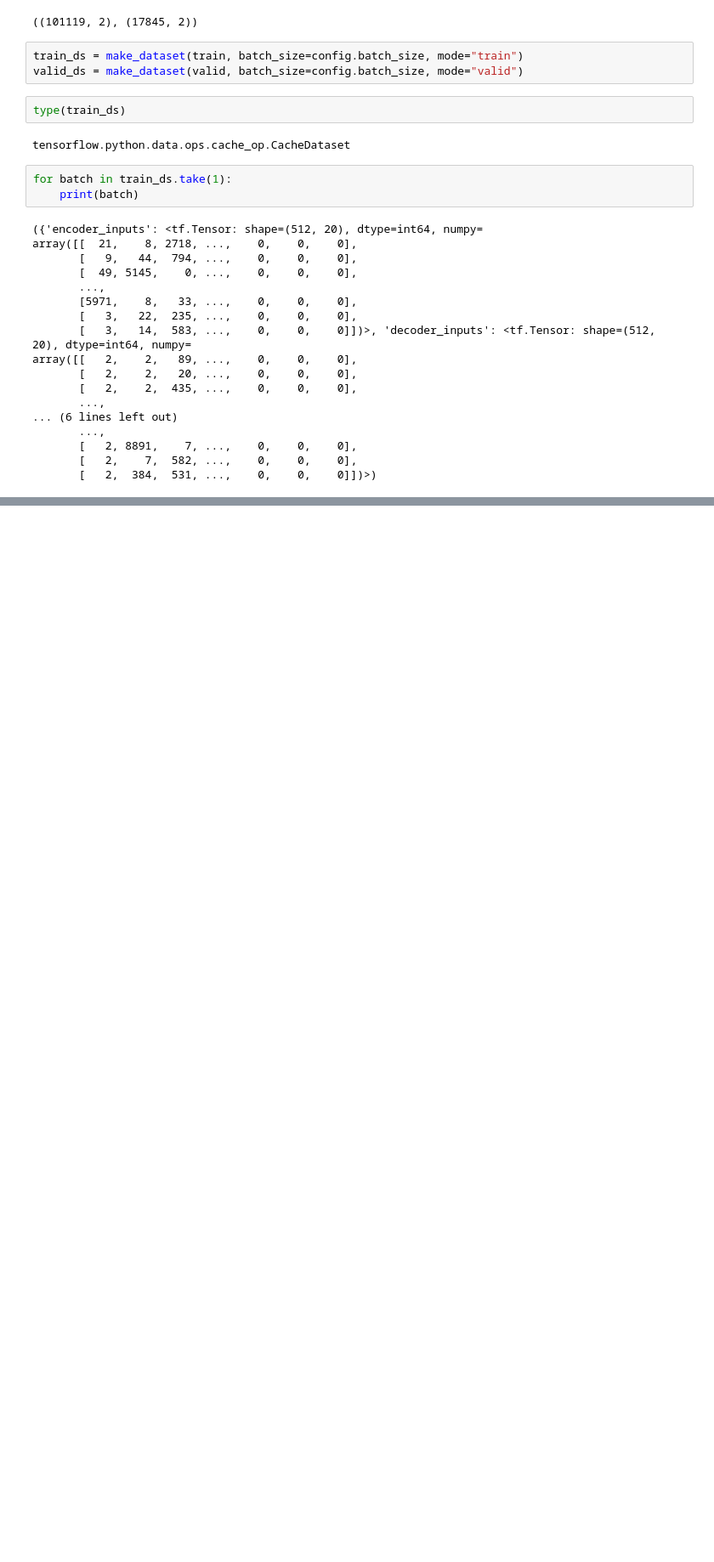
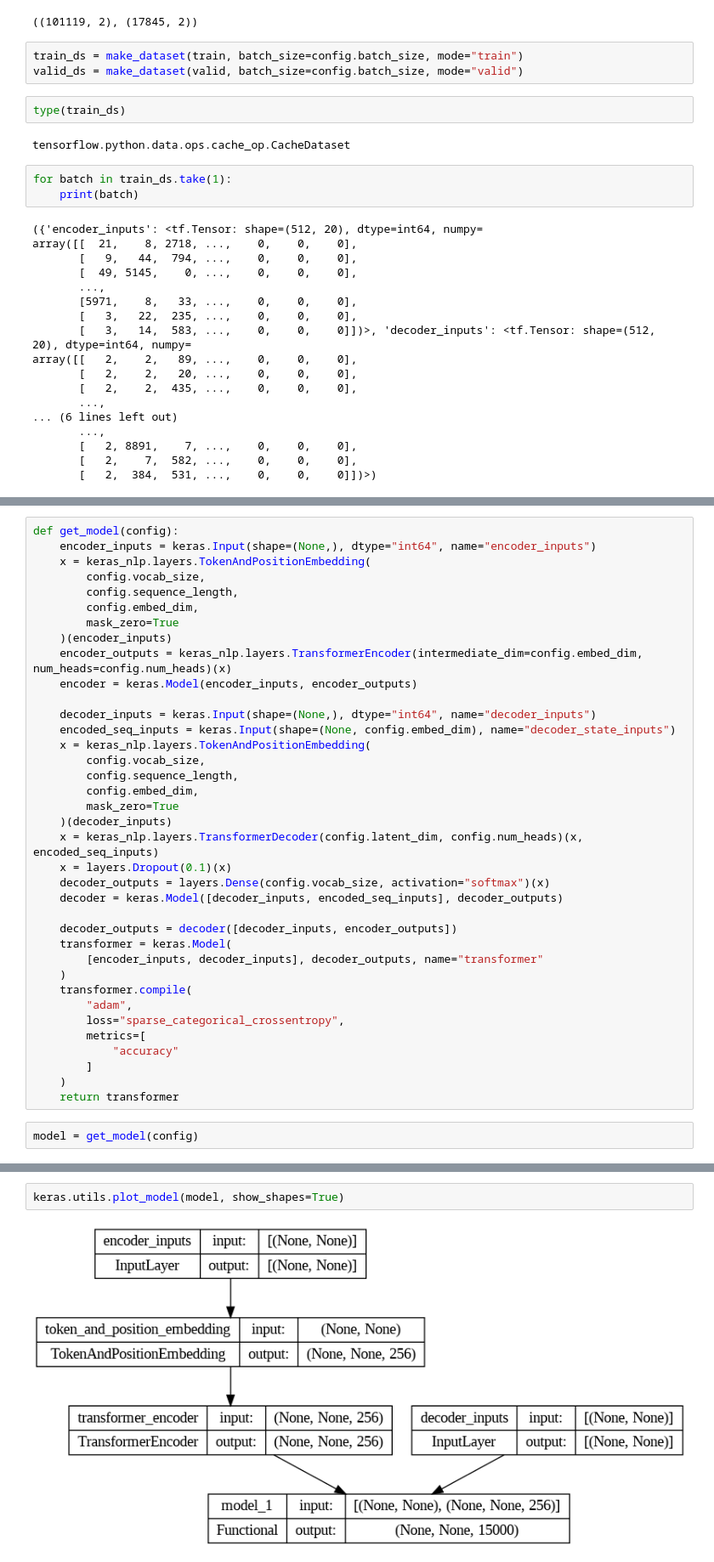
Before and after one commit to adalbertii/modele-NLP, a Jupyter notebook: NLP_english_spanish_translation.ipynb, the cells around one changed output, grey strips where cells are left out. Shown at 85% size. Saved outputs shown, nothing was run; the diff lists cells and outputs as text; blank space fills up the shorter version.

```diff
--- a/NLP_english_spanish_translation.ipynb
+++ b/NLP_english_spanish_translation.ipynb
@@ -186,0 +187,39 @@ array([[   2,    2,   89, ...,    0,    0,    0],
+# %%
+def get_model(config):
+    encoder_inputs = keras.Input(shape=(None,), dtype="int64", name="encoder_inputs")
+    x = keras_nlp.layers.TokenAndPositionEmbedding(
+        config.vocab_size,
+        config.sequence_length,
+        config.embed_dim,
+        mask_zero=True
+    )(encoder_inputs)
+    encoder_outputs = keras_nlp.layers.TransformerEncoder(intermediate_dim=config.embed_dim, num_heads=config.num_heads)(x)
+    encoder = keras.Model(encoder_inputs, encoder_outputs)
+
+    decoder_inputs = keras.Input(shape=(None,), dtype="int64", name="decoder_inputs")
+    encoded_seq_inputs = keras.Input(shape=(None, config.embed_dim), name="decoder_state_inputs")
+    x = keras_nlp.layers.TokenAndPositionEmbedding(
+        config.vocab_size,
+        config.sequence_length,
+        config.embed_dim,
+        mask_zero=True
+    )(decoder_inputs)
+    x = keras_nlp.layers.TransformerDecoder(config.latent_dim, config.num_heads)(x, encoded_seq_inputs)
+    x = layers.Dropout(0.1)(x)
+    decoder_outputs = layers.Dense(config.vocab_size, activation="softmax")(x)
+    decoder = keras.Model([decoder_inputs, encoded_seq_inputs], decoder_outputs)
+
+    decoder_outputs = decoder([decoder_inputs, encoder_outputs])
+    transformer = keras.Model(
+        [encoder_inputs, decoder_inputs], decoder_outputs, name="transformer"
+    )
+    transformer.compile(
+        "adam",
+        loss="sparse_categorical_crossentropy",
+        metrics=[
+            "accuracy"
+        ]
+    )
+    return transformer
+# %%
+model = get_model(config)
@@ -186,0 +246,4 @@ array([[   2,    2,   89, ...,    0,    0,    0],
+# %%
+keras.utils.plot_model(model, show_shapes=True)
+# %% [output]
+[figure, added]
```
Also changed, not shown: parts of 12 cells of this notebook.
